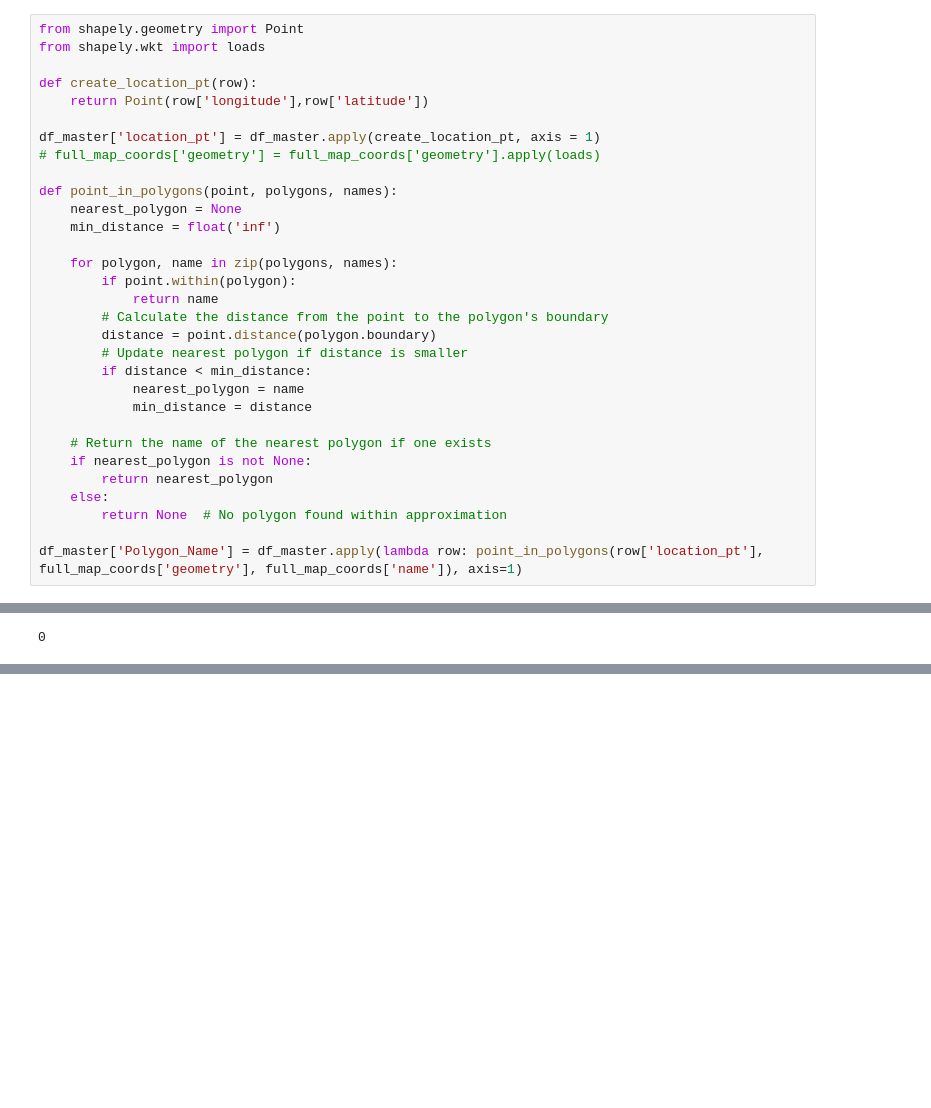
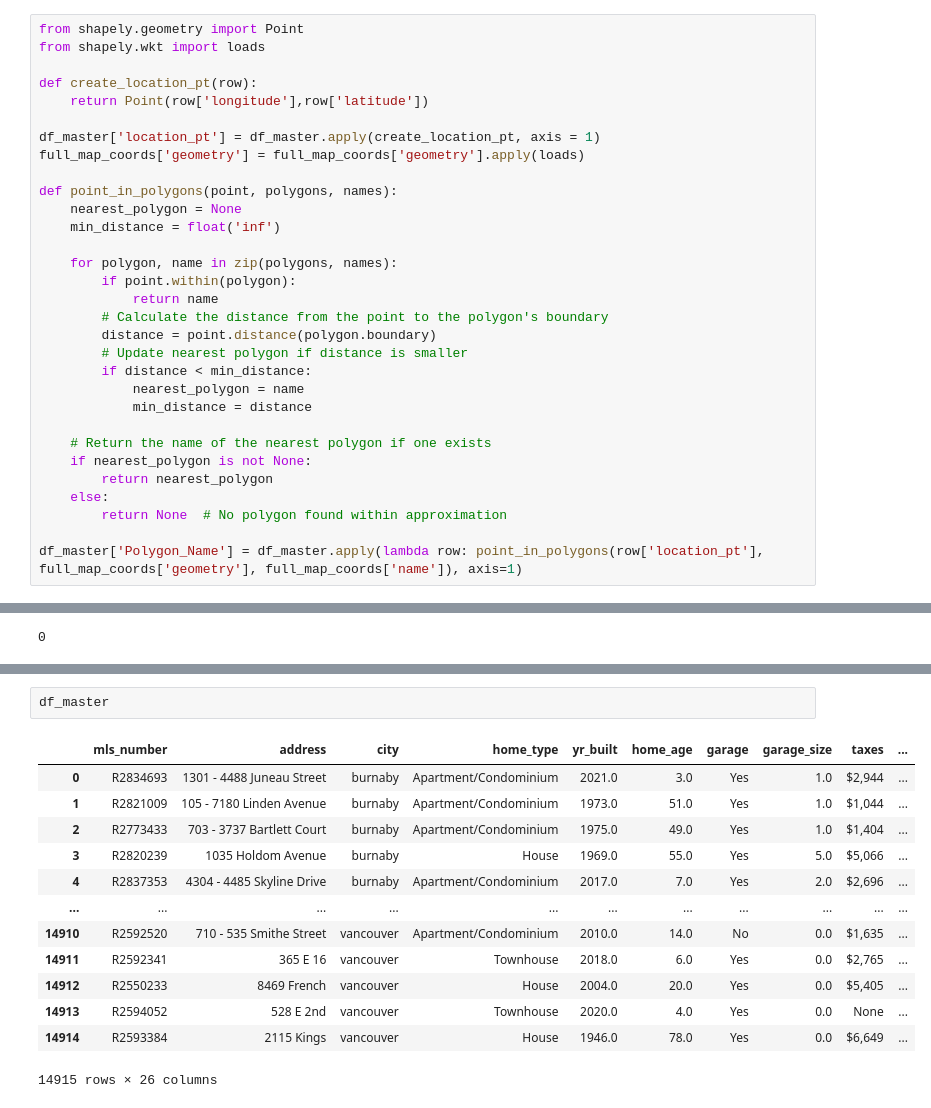
Before and after one commit to alancflau/GVA-housing-project, a Jupyter notebook: 5-Address_neighborhood_pinpoint.ipynb, the cells around one changed output, grey strips where cells are left out. Saved outputs shown, nothing was run; the diff lists cells and outputs as text; blank space fills up the shorter version.

```diff
--- a/5-Address_neighborhood_pinpoint.ipynb
+++ b/5-Address_neighborhood_pinpoint.ipynb
@@ -70,7 +54,7 @@ def create_location_pt(row):
     return Point(row['longitude'],row['latitude'])
 
 df_master['location_pt'] = df_master.apply(create_location_pt, axis = 1)
-# full_map_coords['geometry'] = full_map_coords['geometry'].apply(loads)
+full_map_coords['geometry'] = full_map_coords['geometry'].apply(loads)
 
 def point_in_polygons(point, polygons, names):
     nearest_polygon = None
@@ -109,0 +84,16 @@ df_master[pd.isnull(df_master['Polygon_Name'])].head()
+# %%
+df_master
+# %% [output]
+|  | mls_number | address | city | home_type | yr_built | home_age | garage | garage_size | taxes | ... |
+| 0 | R2834693 | 1301 - 4488 Juneau Street | burnaby | Apartment/Condominium | 2021.0 | 3.0 | Yes | 1.0 | $2,944 | ... |
+| 1 | R2821009 | 105 - 7180 Linden Avenue | burnaby | Apartment/Condominium | 1973.0 | 51.0 | Yes | 1.0 | $1,044 | ... |
+| 2 | R2773433 | 703 - 3737 Bartlett Court | burnaby | Apartment/Condominium | 1975.0 | 49.0 | Yes | 1.0 | $1,404 | ... |
+| 3 | R2820239 | 1035 Holdom Avenue | burnaby | House | 1969.0 | 55.0 | Yes | 5.0 | $5,066 | ... |
+| 4 | R2837353 | 4304 - 4485 Skyline Drive | burnaby | Apartment/Condominium | 2017.0 | 7.0 | Yes | 2.0 | $2,696 | ... |
+| ... | ... | ... | ... | ... | ... | ... | ... | ... | ... | ... |
+| 14910 | R2592520 | 710 - 535 Smithe Street | vancouver | Apartment/Condominium | 2010.0 | 14.0 | No | 0.0 | $1,635 | ... |
+| 14911 | R2592341 | 365 E 16 | vancouver | Townhouse | 2018.0 | 6.0 | Yes | 0.0 | $2,765 | ... |
+| 14912 | R2550233 | 8469 French | vancouver | House | 2004.0 | 20.0 | Yes | 0.0 | $5,405 | ... |
+| 14913 | R2594052 | 528 E 2nd | vancouver | Townhouse | 2020.0 | 4.0 | Yes | 0.0 | None | ... |
+| 14914 | R2593384 | 2115 Kings | vancouver | House | 1946.0 | 78.0 | Yes | 0.0 | $6,649 | ... |
+14915 rows × 26 columns
```
Also changed, not shown: parts of 13 cells of this notebook.
